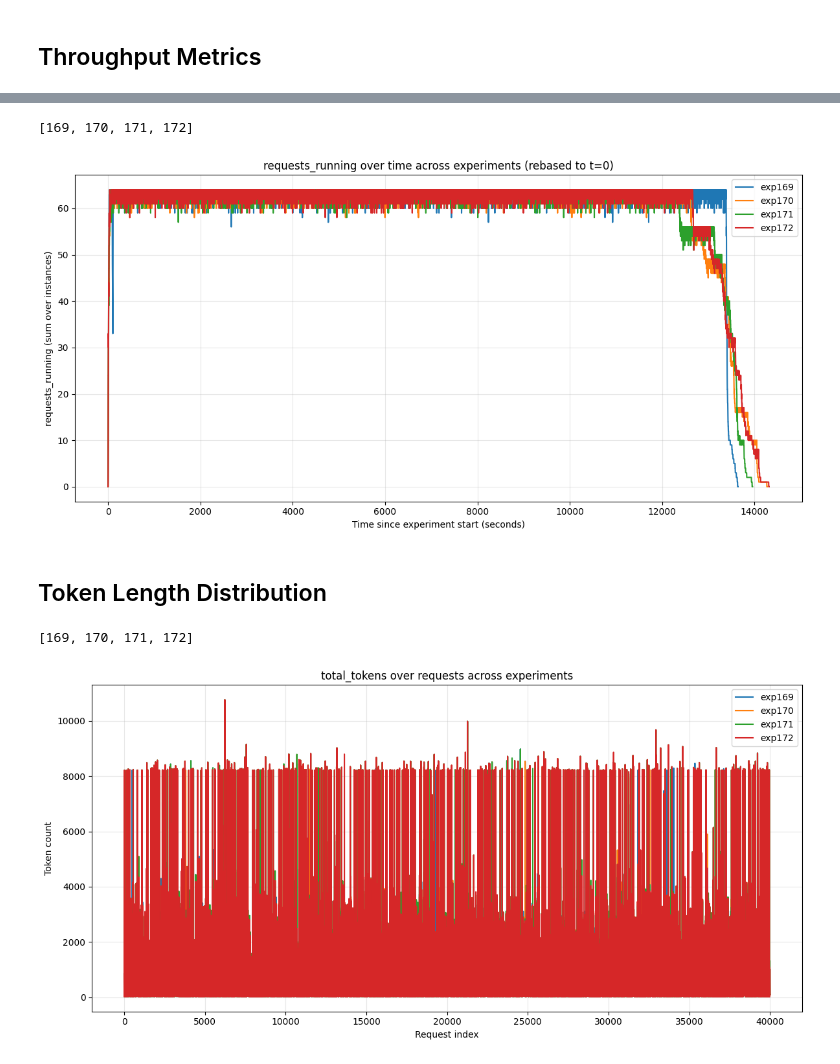
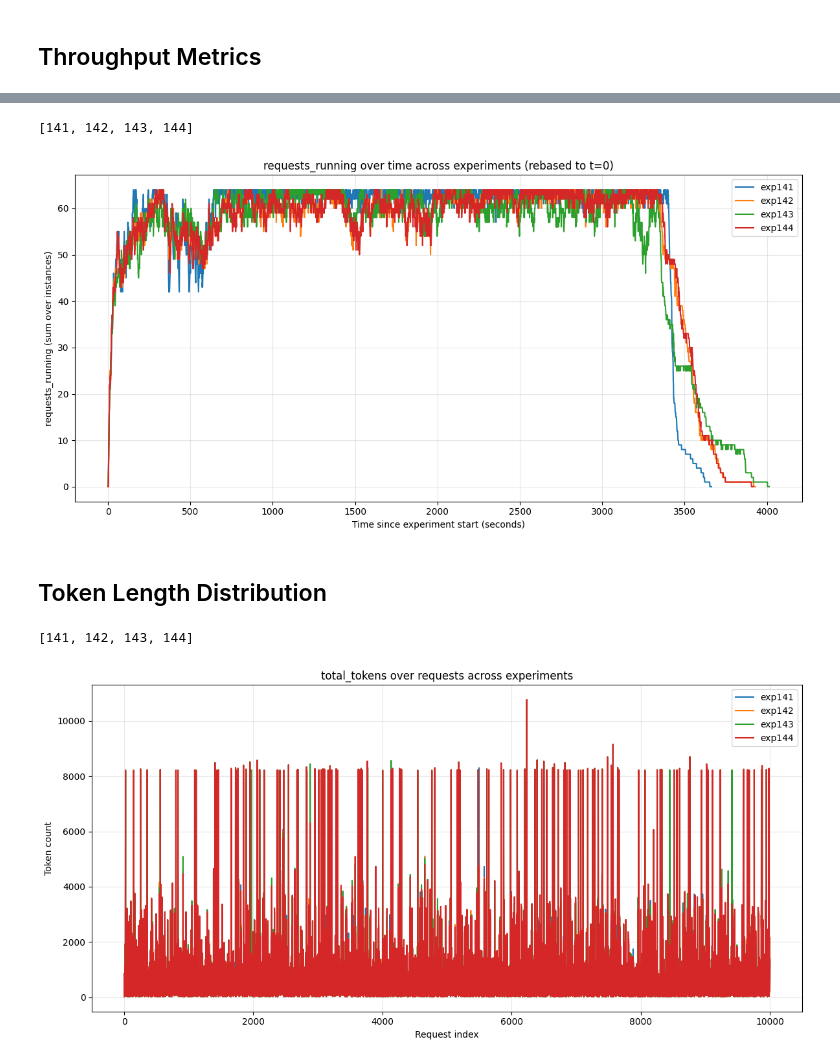
Before and after one commit to immengzi/LLM-LA, a Jupyter notebook: microservice/analysis.ipynb, the cells around one changed output, grey strips where cells are left out. Saved outputs shown, nothing was run; the diff lists cells and outputs as text; code cells hidden in the pictures.

```diff
--- a/microservice/analysis.ipynb
+++ b/microservice/analysis.ipynb
@@ -47,7 +47,7 @@ import pandas as pd
 
 # ---- choose experiments ----
 # choose which series you want
-series_ids = [42]
+series_ids = [35]
 
 experiments = experiments_from_series(series_ids)
 
@@ -293,7 +293,7 @@ import matplotlib.pyplot as plt
 
 # ---- choose experiments ----
 # choose which series you want
-series_ids = [42]
+series_ids = [35]
 
 experiments = experiments_from_series(series_ids)
 
@@ -345,7 +345,7 @@ import pandas as pd
 
 # -------- choose experiments to compare --------
 # choose which series you want
-series_ids = [42]
+series_ids = [35]
 
 experiments = experiments_from_series(series_ids)
 
@@ -433,7 +433,7 @@ import matplotlib.pyplot as plt
 
 # ---- choose experiments ----
 # choose which series you want
-series_ids = [42]
+series_ids = [35]
 
 experiments = experiments_from_series(series_ids)
 
@@ -509,8 +509,8 @@ plt.legend(loc="upper right")
 plt.grid(True, alpha=0.3)
 plt.tight_layout()
 # %% [output]
-[169, 170, 171, 172]
+[141, 142, 143, 144]
-[figure, old version]
+[figure, new version]
 # %% [markdown]
 ## Token Length Distribution
 # %%
@@ -519,7 +519,7 @@ import matplotlib.pyplot as plt
 
 # ---- choose experiments ----
 # choose which series you want
-series_ids = [42]
+series_ids = [35]
 
 experiments = experiments_from_series(series_ids)
 
@@ -530,35 +530,35 @@ print(experiments)
 # metric = "prompt_tokens"        # input length
 # metric = "completion_tokens"  # output length
 metric = "total_tokens"       # input + output
 # -----------------------------------------------
 
 plt.figure(figsize=(12, 6))
 
 for exp_id in experiments:
     df = (
         load_experiment_latencies(exp_id=exp_id)
         .sort_values("idx")
         .reset_index(drop=True)
     )
 
     if metric not in df.columns:
         print(f"Skipping exp{exp_id}: {metric} not found")
         continue
 
     x = df["idx"]
     y = df[metric]
 
     plt.plot(x, y, label=f"exp{exp_id}")
 
 plt.xlabel("Request index")
 plt.ylabel("Token count")
 plt.title(f"{metric} over requests across experiments")
 plt.legend(loc="upper right")
 plt.grid(True, alpha=0.3)
 plt.tight_layout()
 # %% [output]
-[169, 170, 171, 172]
+[141, 142, 143, 144]
-[figure, old version]
+[figure, new version]
 # %%
 from experiment_analysis import load_experiment_latencies
 import matplotlib.pyplot as plt
```
Also changed, not shown: parts of 8 cells of this notebook, 14 other files.
